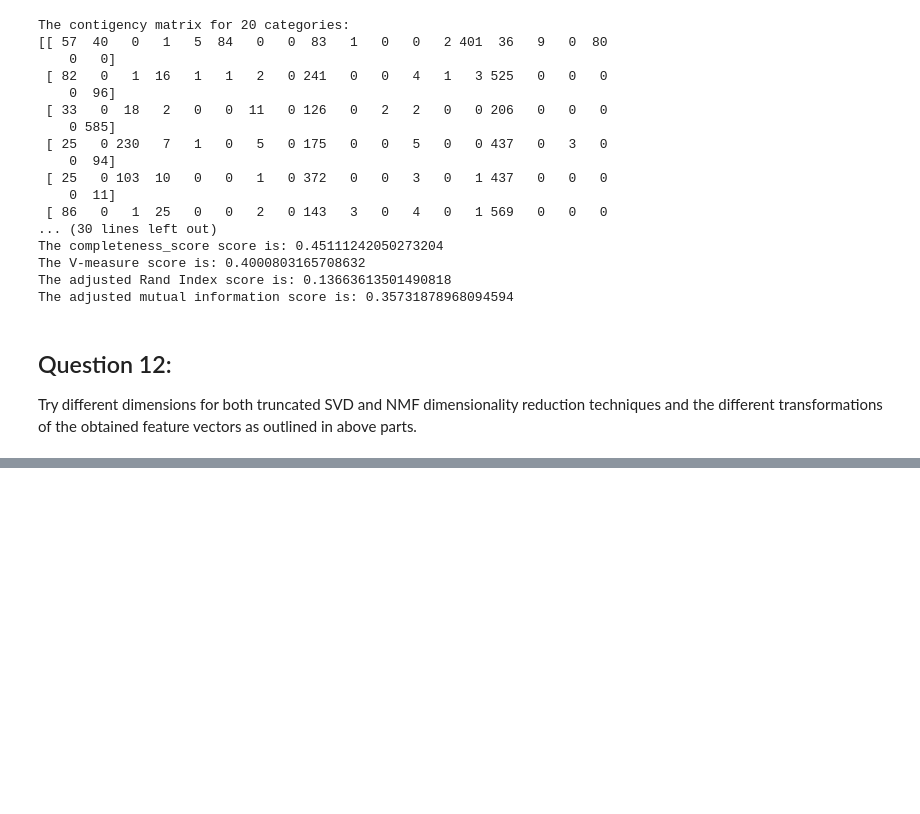
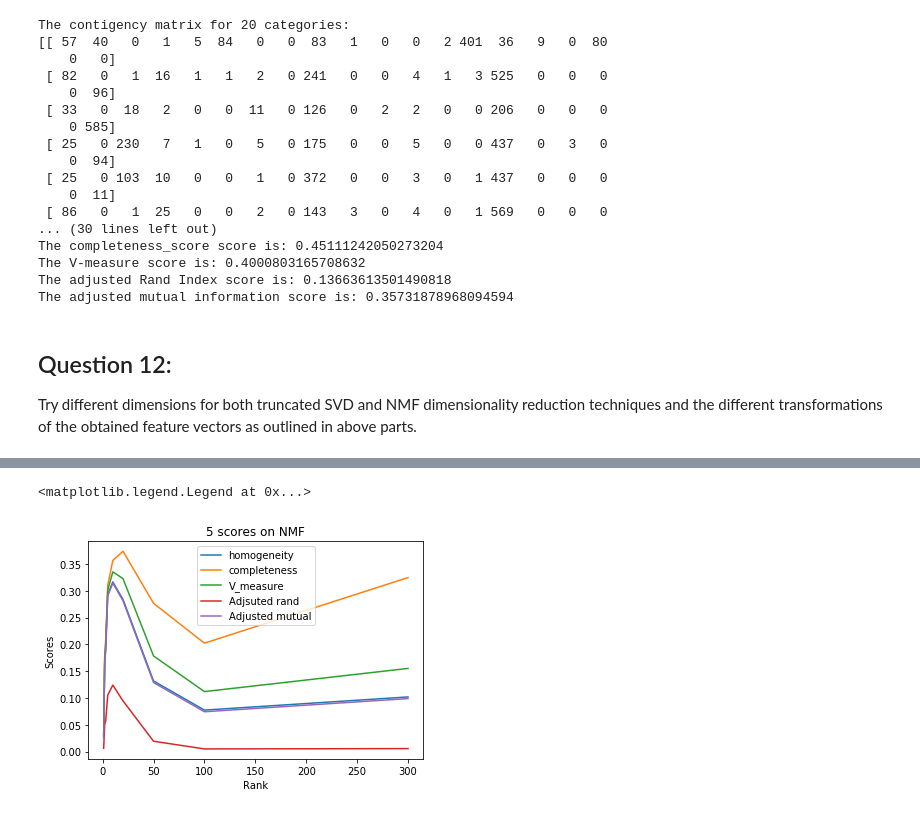
Before and after one commit to Shuyifan/ECE-219-Large-Scale-Data-Mining-Project, a Jupyter notebook: Project 2/Project 2.ipynb, the cells around one changed output, grey strips where cells are left out. Drawn from its saved outputs; the diff is of its cells as text; code cells hidden in the pictures; blank space fills up the shorter version.

```diff
--- a/Project 2/Project 2.ipynb
+++ b/Project 2/Project 2.ipynb
@@ -680,0 +722,32 @@ Try different dimensions for both truncated SVD and NMF dimensionality reduction
+# %%
+# process data using nmf
+ranks = [1, 2, 3, 5, 10, 20, 50, 100, 300]
+hs_nmf,cs_nmf,vs_nmf,ars_nmf,amis_nmf = [],[],[],[],[]
+for rank in ranks:
+    nmf = NMF(n_components=rank)
+    all_nmf_r = nmf.fit_transform(all_tfidf)
+
+    # apply k-means
+    km20.fit(all_nmf_r)
+
+    # calculate 5 scores
+    hs_nmf.append(homogeneity_score(dataset_all.target,km20.labels_))
+    cs_nmf.append(completeness_score(dataset_all.target,km20.labels_))
+    vs_nmf.append(v_measure_score(dataset_all.target,km20.labels_))
+    ars_nmf.append(adjusted_rand_score(dataset_all.target,km20.labels_))
+    amis_nmf.append(adjusted_mutual_info_score(dataset_all.target,km20.labels_))
+# %%
+# plot 5 scores to find the best rank
+plt.plot(ranks, hs_nmf)
+plt.plot(ranks, cs_nmf)
+plt.plot(ranks, vs_nmf)
+plt.plot(ranks, ars_nmf)
+plt.plot(ranks, amis_nmf)
+plt.title('5 scores on NMF')
+plt.xlabel('Rank')
+plt.ylabel('Scores')
+plt.legend(labels = ['homogeneity','completeness',
+                     'V_measure','Adjsuted rand','Adjusted mutual'])
+# %% [output]
+<matplotlib.legend.Legend at 0x...>
+[figure, added]
```
Also changed, not shown: parts of 47 cells of this notebook.
